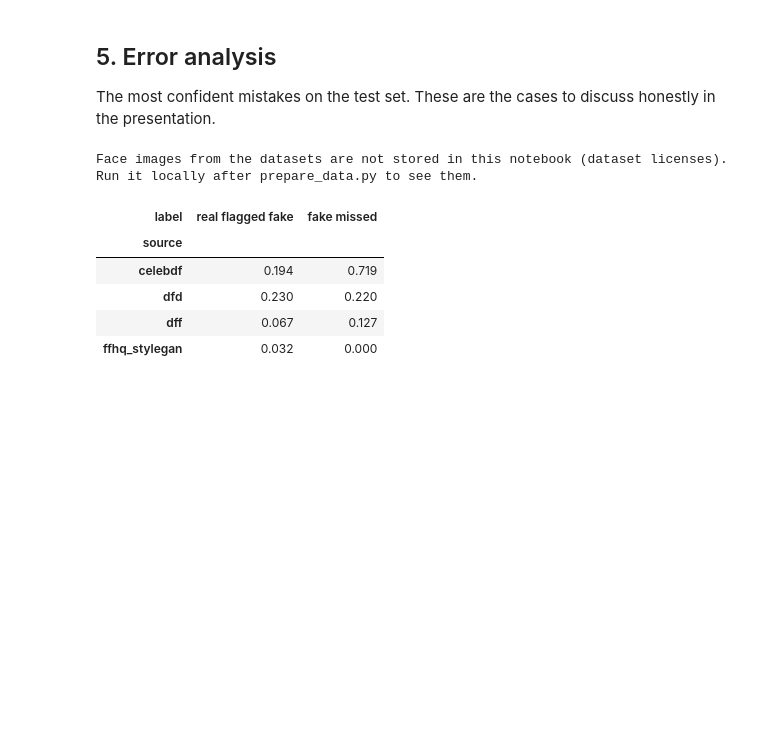
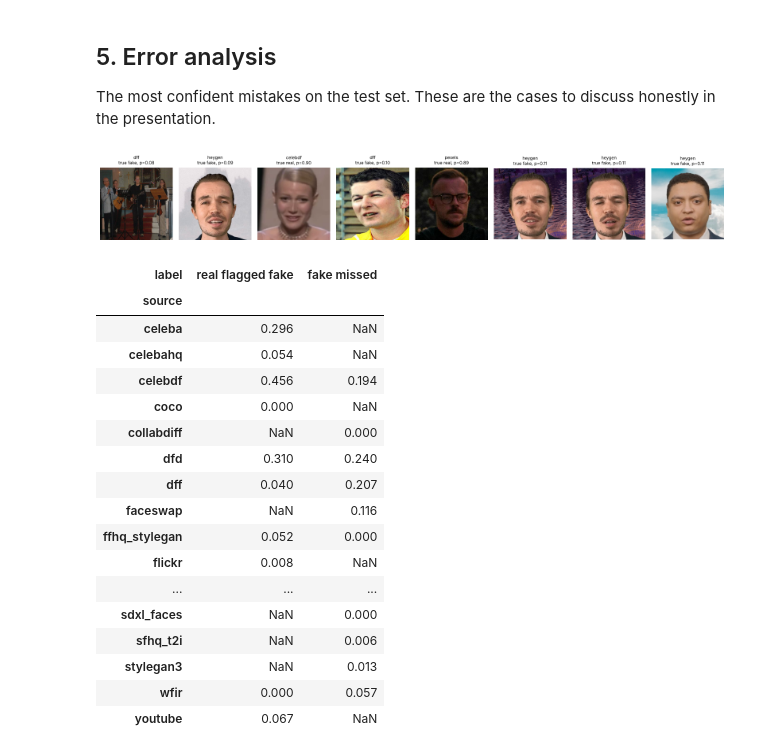
Before and after one commit to MoamenFouad/deep-fake-ai-powered-detector, a Jupyter notebook: ml/notebooks/02_training_and_evaluation.ipynb, the cells around one changed output. Saved outputs shown, nothing was run; the diff lists cells and outputs as text; code cells hidden in the pictures; blank space fills up the shorter version.

```diff
--- a/ml/notebooks/02_training_and_evaluation.ipynb
+++ b/ml/notebooks/02_training_and_evaluation.ipynb
@@ -86,22 +84,36 @@ Mean seconds per video: 18.09 | share marked inconclusive: 0.2
 The most confident mistakes on the test set. These are the cases to discuss honestly in the presentation.
 # %%
 p = np.load(REPORTS / 'test_predictions.npz', allow_pickle=True)
-df = pd.read_csv(DATA / 'manifest.csv'); test = df[df.split == 'test'].reset_index(drop=True)
-test['p'] = p['p_fusion']; test['err'] = (test.p - test.label).abs()
-worst = test.sort_values('err', ascending=False).head(8)
+df = pd.read_csv(DATA / 'manifest.csv')
+held = df[(df.split.isin(['test', 'unseen'])) & (df.aug == 0)].reset_index(drop=True)
+assert len(held) == len(p['p_fusion'])
+held['p'] = p['p_fusion']; held['err'] = (held.p - held.label).abs()
+worst = held.sort_values('err', ascending=False).head(8)
 fig, axes = plt.subplots(1, 8, figsize=(16, 2.8))
 for ax, (_, r) in zip(axes, worst.iterrows()):
     ax.imshow(Image.open(DATA / r.path)); ax.axis('off')
     ax.set_title(f"{r.source}\ntrue {'fake' if r.label else 'real'}, p={r.p:.2f}", fontsize=8)
 plt.tight_layout()
 # %% [output]
-Face images from the datasets are not stored in this notebook (dataset licenses). Run it locally after prepare_data.py to see them.
+[figure, added]
 # %%
-test.assign(wrong=(test.p >= 0.5) != test.label).groupby(['source', 'label']).wrong.mean().round(3).unstack().rename(columns={0: 'real flagged fake', 1: 'fake missed'})
+held.assign(wrong=(held.p >= 0.5) != held.label).groupby(['source', 'label']).wrong.mean().round(3).unstack().rename(columns={0: 'real flagged fake', 1: 'fake missed'})
 # %% [output]
 | label | real flagged fake | fake missed |
 | source |  |  |
-| celebdf | 0.194 | 0.719 |
-| dfd | 0.230 | 0.220 |
-| dff | 0.067 | 0.127 |
-| ffhq_stylegan | 0.032 | 0.000 |
+| celeba | 0.296 | NaN |
+| celebahq | 0.054 | NaN |
+| celebdf | 0.456 | 0.194 |
+| coco | 0.000 | NaN |
+| collabdiff | NaN | 0.000 |
+| dfd | 0.310 | 0.240 |
+| dff | 0.040 | 0.207 |
+| faceswap | NaN | 0.116 |
+| ffhq_stylegan | 0.052 | 0.000 |
+| flickr | 0.008 | NaN |
+| ... | ... | ... |
+| sdxl_faces | NaN | 0.000 |
+| sfhq_t2i | NaN | 0.006 |
+| stylegan3 | NaN | 0.013 |
+| wfir | 0.000 | 0.057 |
+| youtube | 0.067 | NaN |
```
Also changed, not shown: parts of 7 cells of this notebook, 16 other files.
